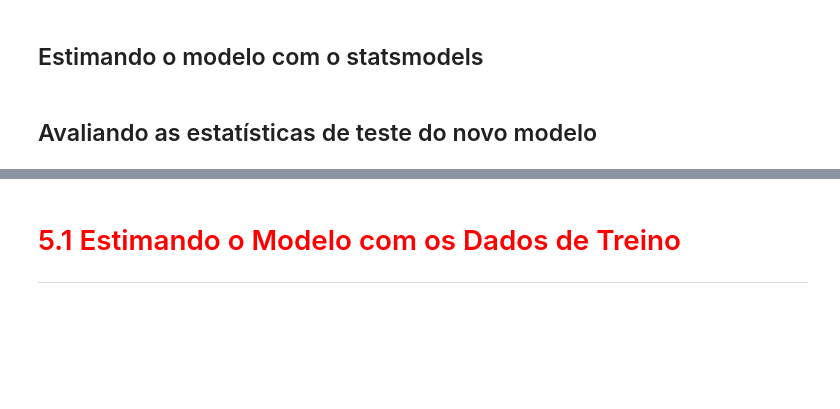
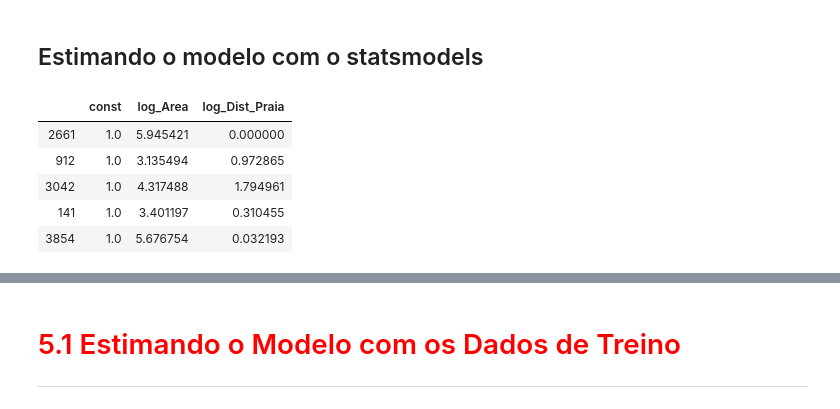
Before and after one commit to fkfouri/PythonStudy, a Jupyter notebook: data-science/regressao_linear_II/Regressão Linear.ipynb, the cells around one changed output, grey strips where cells are left out. Drawn from its saved outputs; the diff is of its cells as text; code cells hidden in the pictures; blank space fills up the shorter version.

Commit message:
Finalizacao do curso, com transformada de dados.

```diff
--- a/data-science/regressao_linear_II/Regressão Linear.ipynb
+++ b/data-science/regressao_linear_II/Regressão Linear.ipynb
@@ -349,3 +372,7 @@ Warnings:
 <hr style='border: 2px solid red;'>
 # %% [markdown]
 ## Criando um novo conjunto de variáveis explicativas (X)
+# %%
+# reconstruindo sem a variavel "log_Dist_Farmacia"
+X = dados[['log_Area', 'log_Dist_Praia']]
+X.head()
@@ -354,4 +390,12 @@ Warnings:
 # %% [markdown]
 ## Estimando o modelo com o statsmodels
-# %% [markdown]
-## Avaliando as estatísticas de teste do novo modelo
+# %%
+X_train_com_constante = sm.add_constant(X_train)
+X_train_com_constante.head()
+# %% [output]
+|  | const | log_Area | log_Dist_Praia |
+| 2661 | 1.0 | 5.945421 | 0.000000 |
+| 912 | 1.0 | 3.135494 | 0.972865 |
+| 3042 | 1.0 | 4.317488 | 1.794961 |
+| 141 | 1.0 | 3.401197 | 0.310455 |
+| 3854 | 1.0 | 5.676754 | 0.032193 |
```
Also changed, not shown: parts of 35 cells of this notebook.
